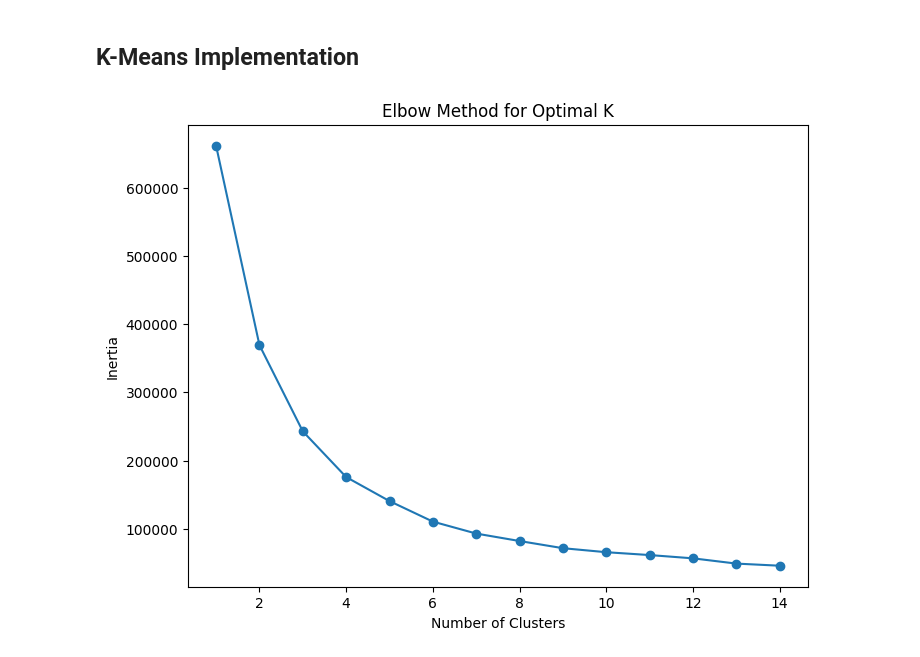
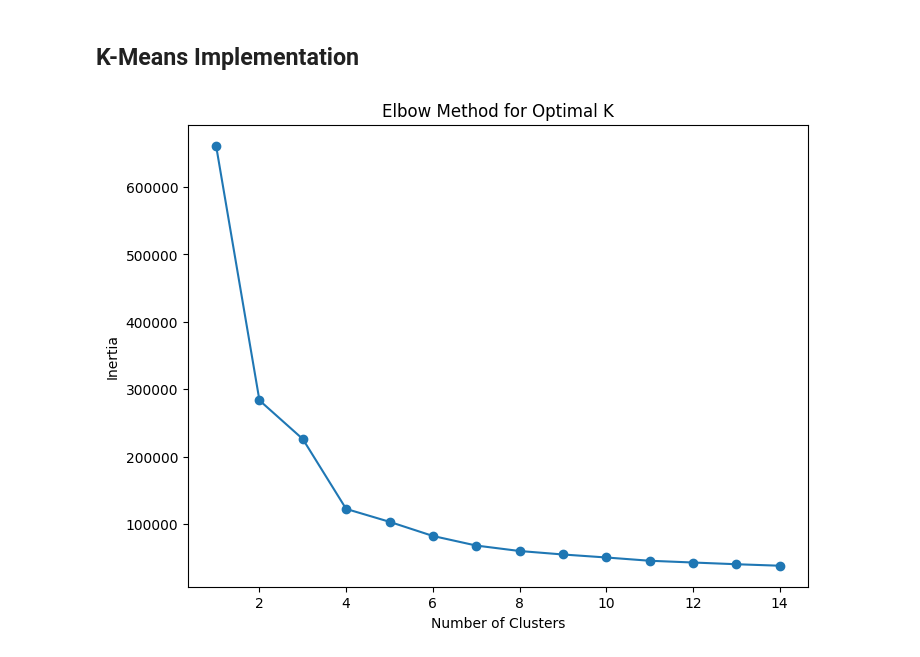
Before and after one commit to jasonli04/mlb-pitch-clustering-analytics, a Jupyter notebook: modeling.ipynb, the cells around one changed output. Drawn from its saved outputs; the diff is of its cells as text; code cells hidden in the pictures.

```diff
--- a/modeling.ipynb
+++ b/modeling.ipynb
@@ -14,14 +16,14 @@ import seaborn as sns
 ## Data Collection
 # %%
 selected_columns = [
-    'game_date', 'player_name', 'release_speed', 'release_pos_x', 'release_pos_z', 'pitcher',
-    'description', 'pfx_x', 'pfx_z', 'effective_speed', 'release_extension', 'release_spin_rate',
+    'game_date', 'player_name', 'release_speed', 'release_pos_x', 'release_pos_z', 'pitcher', 'p_throws',
+    'description', 'pitch_type', 'pfx_x', 'pfx_z', 'effective_speed', 'release_extension', 'release_spin_rate',
     'estimated_woba_using_speedangle'
 ]
 
 required_numbers = [
-    'game_date', 'player_name', 'release_speed', 'release_pos_x', 'release_pos_z', 'pitcher',
-    'description', 'pfx_x', 'pfx_z', 'effective_speed', 'release_extension', 'release_spin_rate',
+    'game_date', 'player_name', 'release_speed', 'release_pos_x', 'release_pos_z', 'pitcher', 'p_throws',
+    'description',  'pitch_type', 'pfx_x', 'pfx_z', 'effective_speed', 'release_extension', 'release_spin_rate',
 ]
 
 
@@ -35,25 +37,31 @@ dates = {
     2021: ["2021-04-01", "2021-10-03"],
     2022: ["2022-04-07", "2022-10-05"],
     2023: ["2023-03-30", "2023-10-01"],
-    2024: ["2024-03-20", "2024-09-30"]
+    2024: ["2024-03-20", "2024-09-30"],
+    2025: ["2025-03-18", str(date.today())]
 }
 
 pybaseball.cache.enable()
-raw_data = {}
 # %%
-for year in range(2015, 2025):
+data = {}
+for year in range(2015, 2026):
     df = statcast(start_dt=dates[year][0], end_dt=dates[year][1])[selected_columns + ['game_type']]
 
     df = df[df['game_type'] == 'R']
     df = df.drop(columns='game_type')
-    df_cleaned = df.dropna(subset=required_numbers)
+    df_cleaned = df.dropna(subset=required_numbers).copy()
 
     ## turn movement into inches
     df_cleaned['pfx_x'] = df_cleaned['pfx_x'] * 12
     df_cleaned['pfx_z'] = df_cleaned['pfx_z'] * 12
 
+    ## flip horizontal movement for left handed pitchers
+    ## normalizes arm side vs glove size movement
+    df_cleaned['pfx_x_adj'] = np.where(
+        df_cleaned['p_throws'] == 'R',
+        df_cleaned['pfx_x'], -df_cleaned['pfx_x']
+    )
 
-    raw_data[year] = df_cleaned
-    print(raw_data[year].head())
+    data[year] = df_cleaned
 # %% [output]
 This is a large query, it may take a moment to complete
@@ -259,25 +79,25 @@ See the caveats in the documentation: https://pandas.pydata.org/pandas-docs/stab
 ## K-Means Implementation
 # %%
 classification_cols = [
-    "pfx_x",
+    "pfx_x_adj",
     "pfx_z"
 ]
 # %%
 inertia = []
-movement_data = raw_data[2025][classification_cols]
+movement_data = data[2025][classification_cols]
 scaler = StandardScaler()
 features_scaled = scaler.fit_transform(movement_data)
 
 for k in range(1, 15):
     kmeans = KMeans(n_clusters=k, random_state=42)
     kmeans.fit(features_scaled)
     inertia.append(kmeans.inertia_)
 
 plt.figure(figsize=(8, 6))
 plt.plot(range(1, 15), inertia, marker='o')
 plt.title('Elbow Method for Optimal K')
 plt.xlabel('Number of Clusters')
 plt.ylabel('Inertia')
 plt.show()
 # %% [output]
-[figure, old version]
+[figure, new version]
```
Also changed, not shown: parts of 9 cells of this notebook.
